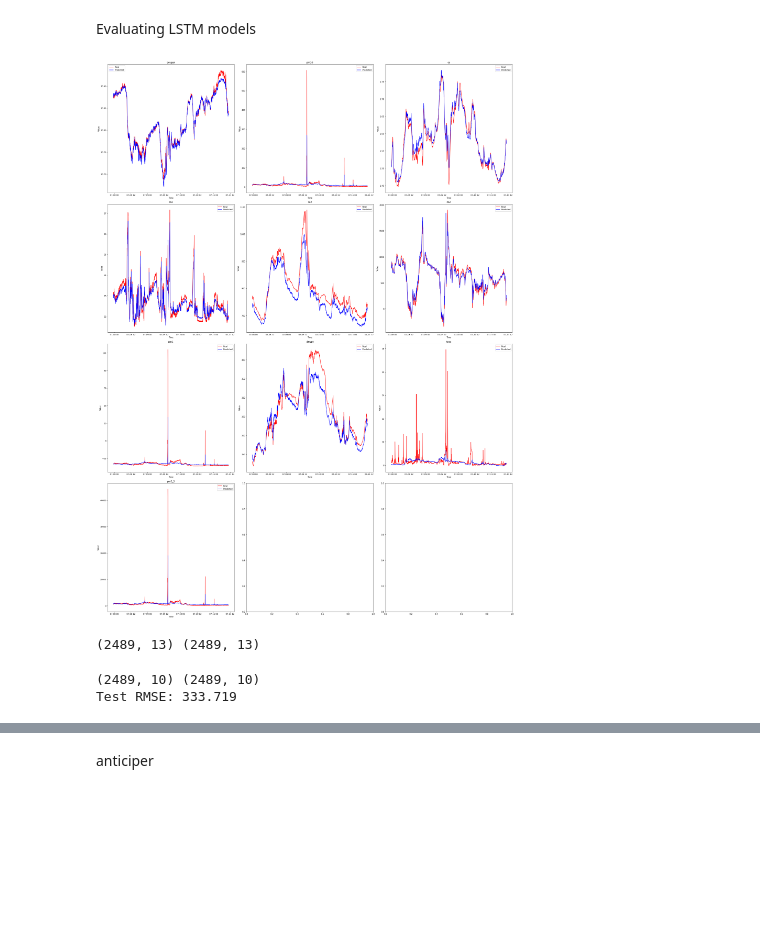
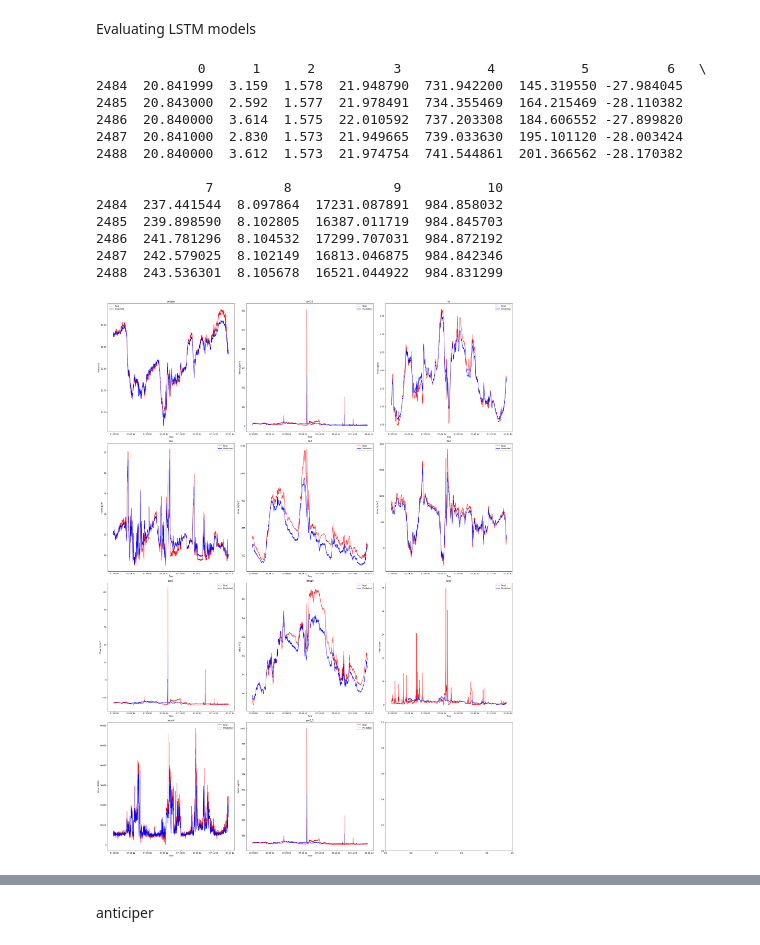
Before and after one commit to XIAxuanzheFrancis/Apprentissage-du-mod-le-LSTM, a Jupyter notebook: lstm.ipynb, the cells around one changed output, grey strips where cells are left out. Cells and saved outputs as stored; diff of their text form; code cells hidden in the pictures; blank space fills up the shorter version.

Commit message:
Error correction and LSTM vs. RNN

```diff
--- a/lstm.ipynb
+++ b/lstm.ipynb
@@ -92,7 +94,7 @@ Présenter l'évolution de la valeur de la mesure qui nous intéresse au cours d
 # %%
 values = data.values
 dates = data.index
-groups = [0, 1, 2, 3, 4, 5, 6, 7 ,8 ,9 ,10 ,11 ,12]
+groups = [0, 1, 2, 3, 4, 5, 6, 7 ,8 ,9 ,10 ,11 ,12, 13]
 i = 1
 
 plt.figure(figsize=(20,30))
@@ -166,7 +168,7 @@ scaler = MinMaxScaler(feature_range=(0, 1))
 scaled = scaler.fit_transform(values)
 
 reframed = series_to_supervised(scaled, 1, 1)
-reframed.drop(reframed.columns[[-2,-3,-10]], axis=1, inplace=True)
+reframed.drop(reframed.columns[[-3,-4,-11]], axis=1, inplace=True)
 reframed.head()
 # %% [output]
 |  | var1(t-1) | var2(t-1) | var3(t-1) | var4(t-1) | var5(t-1) | var6(t-1) | var7(t-1) | var8(t-1) | var9(t-1) | ... |
@@ -179,12 +181,13 @@ reframed.head()
 # %%
+
 values = reframed.values
 num_rows = data.shape[0]
 train_samples = int(num_rows // 1.25)
 train = reframed.iloc[:train_samples, :]
 test = reframed.iloc[train_samples:, :]
 
-train_X, train_y = train.iloc[:, :-10].values, train.iloc[:, -10:].values
-test_X, test_y = test.iloc[:, :-10].values, test.iloc[:, -10:].values
+train_X, train_y = train.iloc[:, :-11].values, train.iloc[:, -11:].values
+test_X, test_y = test.iloc[:, :-11].values, test.iloc[:, -11:].values
 
 train_X = train_X.reshape((train_X.shape[0], 1, train_X.shape[1]))
 test_X = test_X.reshape((test_X.shape[0], 1, test_X.shape[1]))
@@ -200,7 +203,7 @@ Il y a 50 neurones dans la première couche cachée et 10 neurones dans la couch
 model = Sequential()
 model.add(LSTM(50, input_shape=(train_X.shape[1], train_X.shape[2])))
 model.add(Dropout(0.5))
-model.add(Dense(10))
+model.add(Dense(11))
 model.compile(loss='mae', optimizer='adam')
 print(model.summary())
 # %% [output]
@@ -249,13 +252,14 @@ Epoch 200/200
 # %% [markdown]
 Evaluating LSTM models
 # %%
+
 yhat = model.predict(test_X)
 test_X = test_X.reshape((test_X.shape[0], test_X.shape[2]))
 selected_columns = [i for i in range(test_X.shape[1]) if i in [3, 10, 11]]
 # selected_columns2 = [i for i in range(test_X.shape[1]) if i not in [3, 10, 11]]
-
 inv_yhat = np.concatenate((yhat, test_X[:, selected_columns]), axis=1)
 inv_yhat = scaler.inverse_transform(inv_yhat)
+inv_yhat = inv_yhat[:,:-3]
 # oxygen_predict = inv_yhat[:, 0]
 # pm10_predict = inv_yhat[:, 1]
 # co_predict = inv_yhat[:, 2]
@@ -267,69 +271,64 @@ inv_yhat = scaler.inverse_transform(inv_yhat)
 # tvoc_predict = inv_yhat[:, 8]
 # pm2_5_predict = inv_yhat[:, 9]
 
-test_y = test_y.reshape((len(test_y), 10))
+test_y = test_y.reshape((len(test_y), 11))
 inv_y = np.concatenate((test_y, test_X[:, selected_columns]), axis=1)
 inv_y = scaler.inverse_transform(inv_y)
+inv_y = inv_y[:,:-3]
+inv_y_df = pd.DataFrame(inv_y)
+print(inv_y_df.tail())
 # oxygen_reel = inv_y[:, 0]
 # pm10_reel = inv_y[:, 1]
 # co_reel = inv_y[:, 2]
 # co2_reel = inv_y[:, 3]
 # so2_reel = inv_y[:, 4]
 # no2_reel = inv_y[:, 5]
 # pm1_reel = inv_y[:, 6]
 # dewpt_reel = inv_y[:, 7]
 # tvoc_reel = inv_y[:, 8]
 # pm2_5_reel = inv_y[:, 9]
 
 # rmse = sqrt(mean_squared_error(inv_y, inv_yhat))
 # print('Test RMSE: %.3f' % rmse)
+# zgelikais
 dates = dates[-2489:]
 fig, axs = plt.subplots(4, 3, figsize=(30, 40))
 feature_indices = {
     'oxygen': 0, 'pm10': 1, 'co': 2, 'co2': 3, 'so2': 4,
-    'no2': 5, 'pm1': 6, 'dewpt': 7, 'tvoc': 8, 'pm2_5': 9
+    'no2': 5, 'pm1': 6, 'dewpt': 7, 'tvoc': 8, 'sound': 9, 'pm2_5': 10
 }
+
+feature_units = {
+    'oxygen': '%', 'pm10': 'µg/m³', 'co': 'ppm', 'co2': 'ppm',
+    'so2': 'µg/m³', 'no2': 'µg/m³', 'pm1': 'µg/m³',
+    'dewpt': '°C', 'tvoc': 'ppb', 'sound': 'dB(A)', 'pm2_5': 'µg/m³'
+}
+
 for i, (feature, index) in enumerate(feature_indices.items()):
     row = i // 3
     col = i % 3
 
     axs[row, col].plot(dates,inv_y[:, index], color='red', label='Real')
     axs[row, col].plot(dates,inv_yhat[:, index], color='blue', label='Predicted')
     axs[row, col].set_title(feature)
     axs[row, col].set_xlabel('Time')
-    axs[row, col].set_ylabel('Value')
+    axs[row, col].set_ylabel(f'Value ({feature_units[feature]})')
     axs[row, col].legend()
 
 plt.tight_layout()
 plt.show()
 # %% [output]
+             0      1      2          3           4           5          6   \
+2484  20.841999  3.159  1.578  21.948790  731.942200  145.319550 -27.984045
+2485  20.843000  2.592  1.577  21.978491  734.355469  164.215469 -28.110382
+2486  20.840000  3.614  1.575  22.010592  737.203308  184.606552 -27.899820
+2487  20.841000  2.830  1.573  21.949665  739.033630  195.101120 -28.003424
+2488  20.840000  3.612  1.573  21.974754  741.544861  201.366562 -28.170382
+
+              7         8             9           10
+2484  237.441544  8.097864  17231.087891  984.858032
+2485  239.898590  8.102805  16387.011719  984.845703
+2486  241.781296  8.104532  17299.707031  984.872192
+2487  242.579025  8.102149  16813.046875  984.842346
+2488  243.536301  8.105678  16521.044922  984.831299
-[figure, old version]
+[figure, new version]
-# %%
-print(inv_y.shape, inv_yhat.shape)
-# %% [output]
-(2489, 13) (2489, 13)
-# %%
-# yhat = model.predict(test_X)
-# test_X = test_X.reshape((test_X.shape[0], test_X.shape[2]))
-# selected_columns = [i for i in range(test_X.shape[1]) if i in [3, 10, 11]]
-# selected_columns2 = [i for i in range(test_X.shape[1]) if i not in [3, 10, 11]]
-
-# inv_yhat = np.concatenate((yhat, test_X[:, selected_columns]), axis=1)
-# inv_yhat = scaler.inverse_transform(inv_yhat)
-# oxygen_predict = inv_yhat[:, 0]
-# oxygen_predict = inv_yhat[:, 0]
-# oxygen_predict = inv_yhat[:, 0]
-
-# test_y = test_y.reshape((len(test_y), 10))
-# inv_y = np.concatenate((test_y, test_X[:, selected_columns]), axis=1)
-# inv_y = scaler.inverse_transform(inv_y)
-# inv_y = inv_y[:, 0]
-selected_columns2 = [i for i in range(test_X.shape[1]) if i not in [3, 10, 11]]
-inv_yhat = inv_yhat[:, selected_columns2]
-inv_y = inv_y[:, selected_columns2]
-print(inv_y.shape, inv_yhat.shape)
-rmse = sqrt(mean_squared_error(inv_y, inv_yhat))
-print('Test RMSE: %.3f' % rmse)
-# %% [output]
-(2489, 10) (2489, 10)
-Test RMSE: 333.719
```
Also changed, not shown: parts of 23 cells of this notebook, 5 other files.
